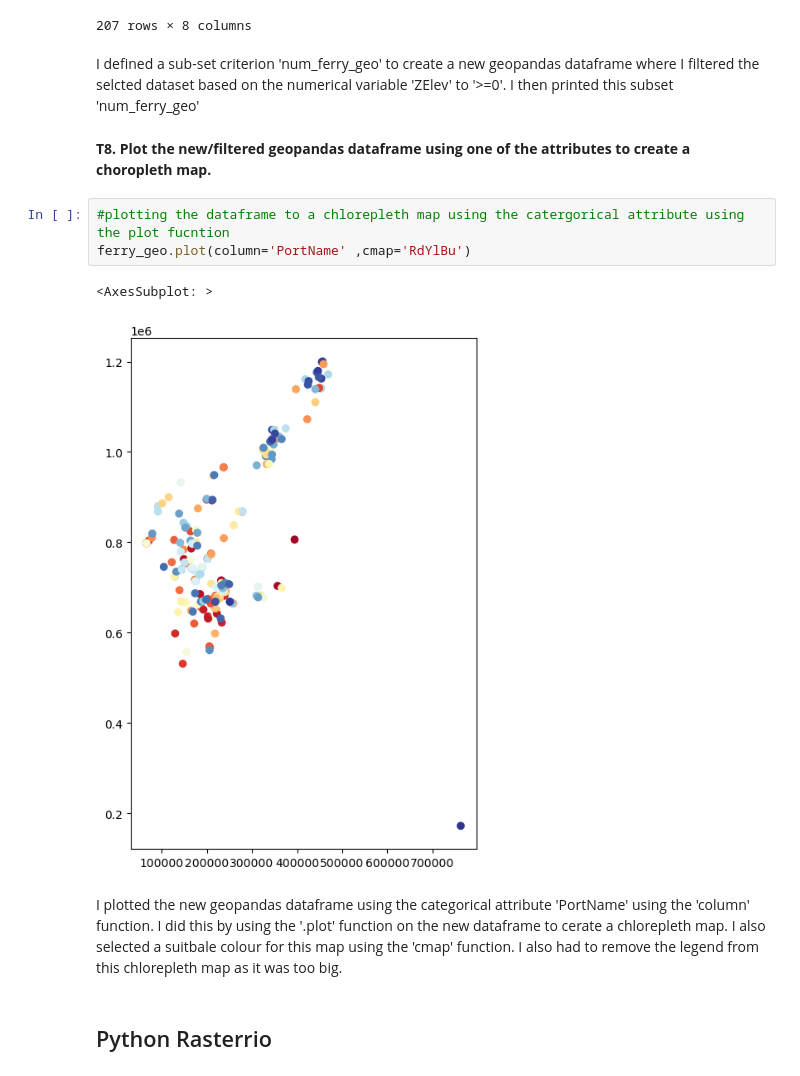
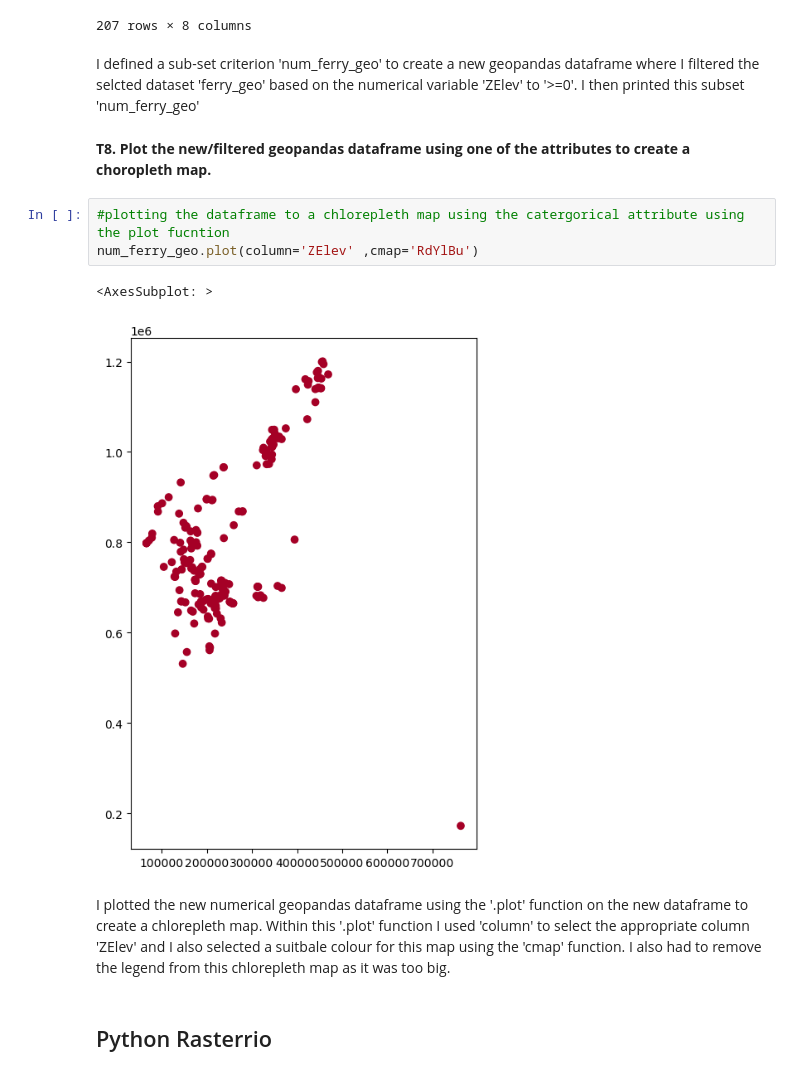
Before and after one commit to scottsouter/PY4SA23_Assignment, a Jupyter notebook: Assignment_script.ipynb, the cells around one changed output. Drawn from its saved outputs; the diff is of its cells as text.

```diff
--- a/Assignment_script.ipynb
+++ b/Assignment_script.ipynb
@@ -425,17 +429,17 @@ num_ferry_geo #printing this subset
 | 206 | YOK | Yoker | Glasgow City | Clyde | Lifeline | Active | 0 | POINT Z (251223.184 668571.302 0.... |
 207 rows × 8 columns
 # %% [markdown]
-I defined a sub-set criterion 'num_ferry_geo' to create a new geopandas dataframe where I filtered the selcted dataset based on the numerical variable 'ZElev' to '>=0'. I then printed this subset 'num_ferry_geo'
+I defined a sub-set criterion 'num_ferry_geo' to create a new geopandas dataframe where I filtered the selcted dataset 'ferry_geo' based on the numerical variable 'ZElev' to '>=0'. I then printed this subset 'num_ferry_geo'
 # %% [markdown]
 **T8. Plot the new/filtered geopandas dataframe using one of the attributes to create a choropleth map.**
 # %%
 #plotting the dataframe to a chlorepleth map using the catergorical attribute using the plot fucntion
-ferry_geo.plot(column='PortName' ,cmap='RdYlBu')
+num_ferry_geo.plot(column='ZElev' ,cmap='RdYlBu')
 # %% [output]
 <AxesSubplot: >
-[figure, old version]
+[figure, new version]
 # %% [markdown]
-I plotted the new geopandas dataframe using the categorical attribute 'PortName' using the 'column' function. I did this by using the '.plot' function on the new dataframe to cerate a chlorepleth map. I also selected a suitbale colour for this map using the 'cmap' function. I also had to remove the legend from this chlorepleth map as it was too big.
+I plotted the new numerical geopandas dataframe using the '.plot' function on the new dataframe to create a chlorepleth map. Within this '.plot' function I used 'column' to select the appropriate column 'ZElev' and I also selected a suitbale colour for this map using the 'cmap' function. I also had to remove the legend from this chlorepleth map as it was too big.
 # %% [markdown]
 ## Python Rasterrio
 # %%
```
Also changed, not shown: parts of 29 cells of this notebook.
